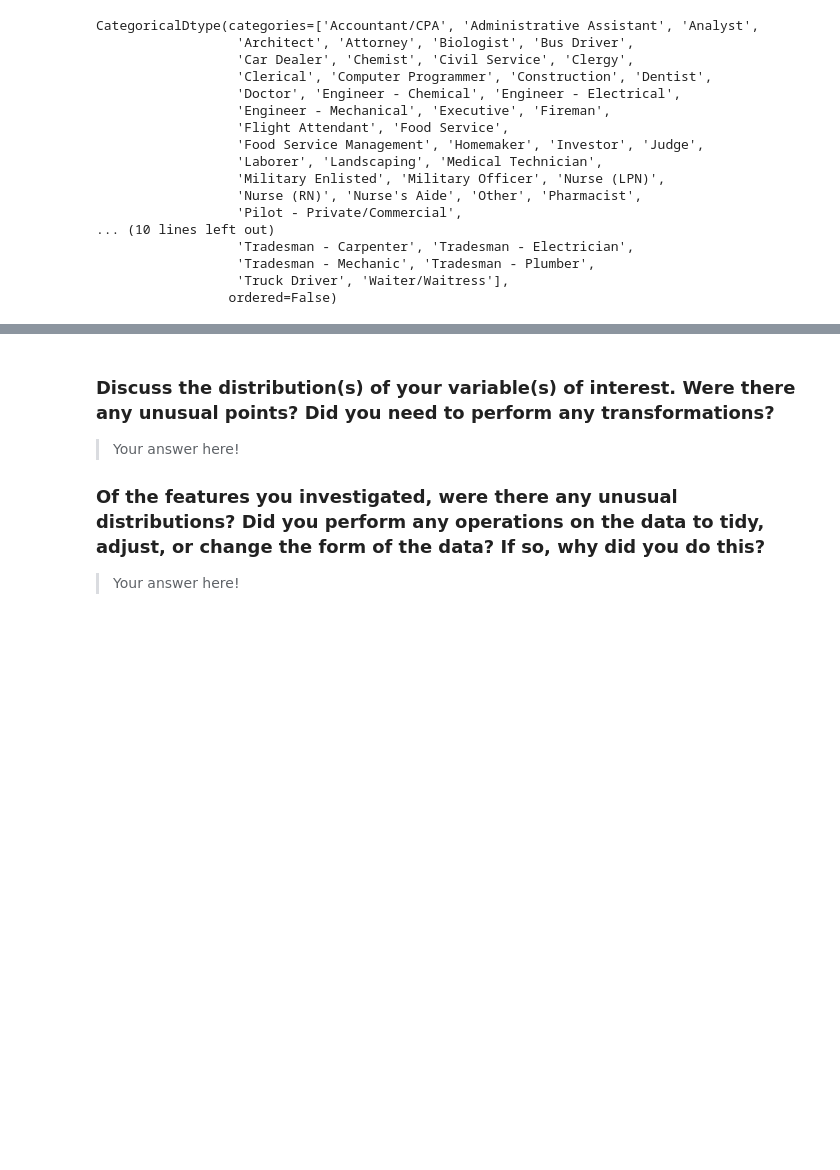
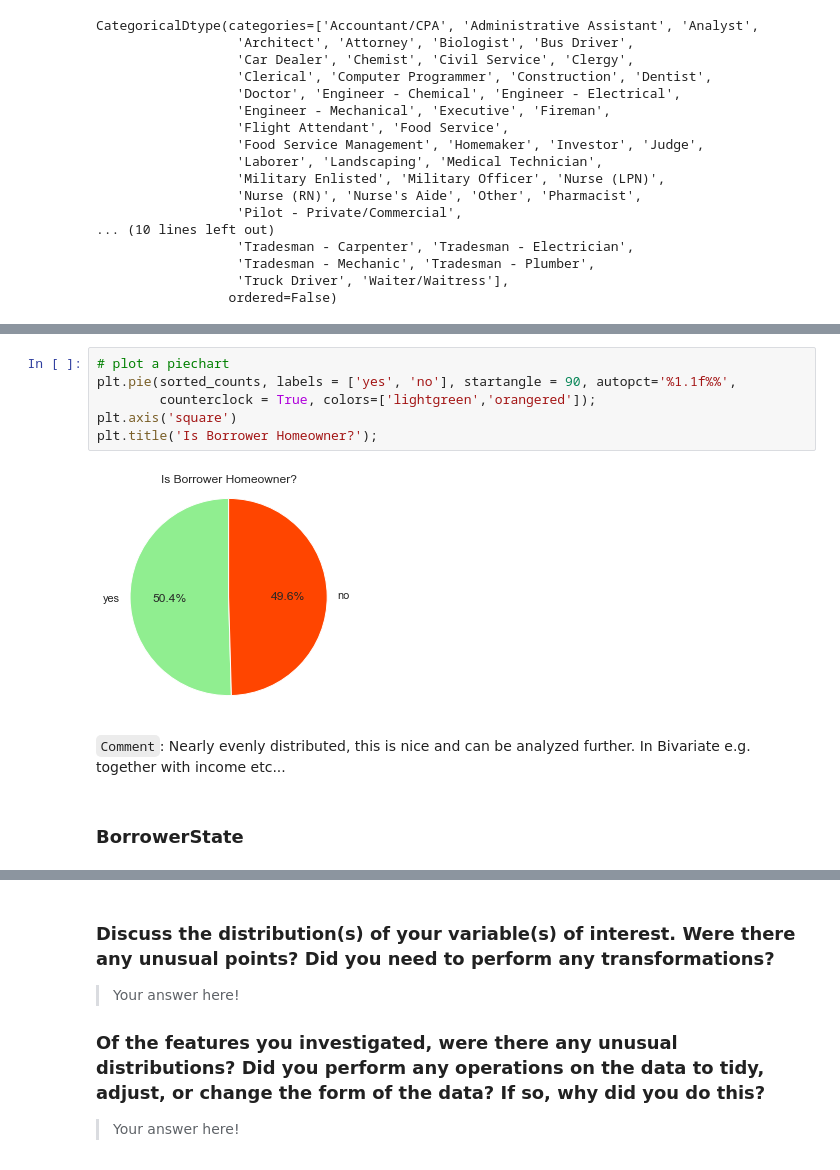
Before and after one commit to moosial/CommunicateDataFindings, a Jupyter notebook: exploration_Prosper_CA.ipynb, the cells around one changed output, grey strips where cells are left out. Drawn from its saved outputs; the diff is of its cells as text; blank space fills up the shorter version.

```diff
--- a/exploration_Prosper_CA.ipynb
+++ b/exploration_Prosper_CA.ipynb
@@ -340,0 +358,12 @@ Name: Occupation, Length: 66, dtype: int64
+# %%
+# plot a piechart
+plt.pie(sorted_counts, labels = ['yes', 'no'], startangle = 90, autopct='%1.1f%%',
+        counterclock = True, colors=['lightgreen','orangered']);
+plt.axis('square')
+plt.title('Is Borrower Homeowner?');
+# %% [output]
+[figure, added]
+# %% [markdown]
+`Comment`: Nearly evenly distributed, this is nice and can be analyzed further. In Bivariate e.g. together with income etc...
+# %% [markdown]
+### BorrowerState
```
Also changed, not shown: parts of 36 cells of this notebook, 2 other files.
